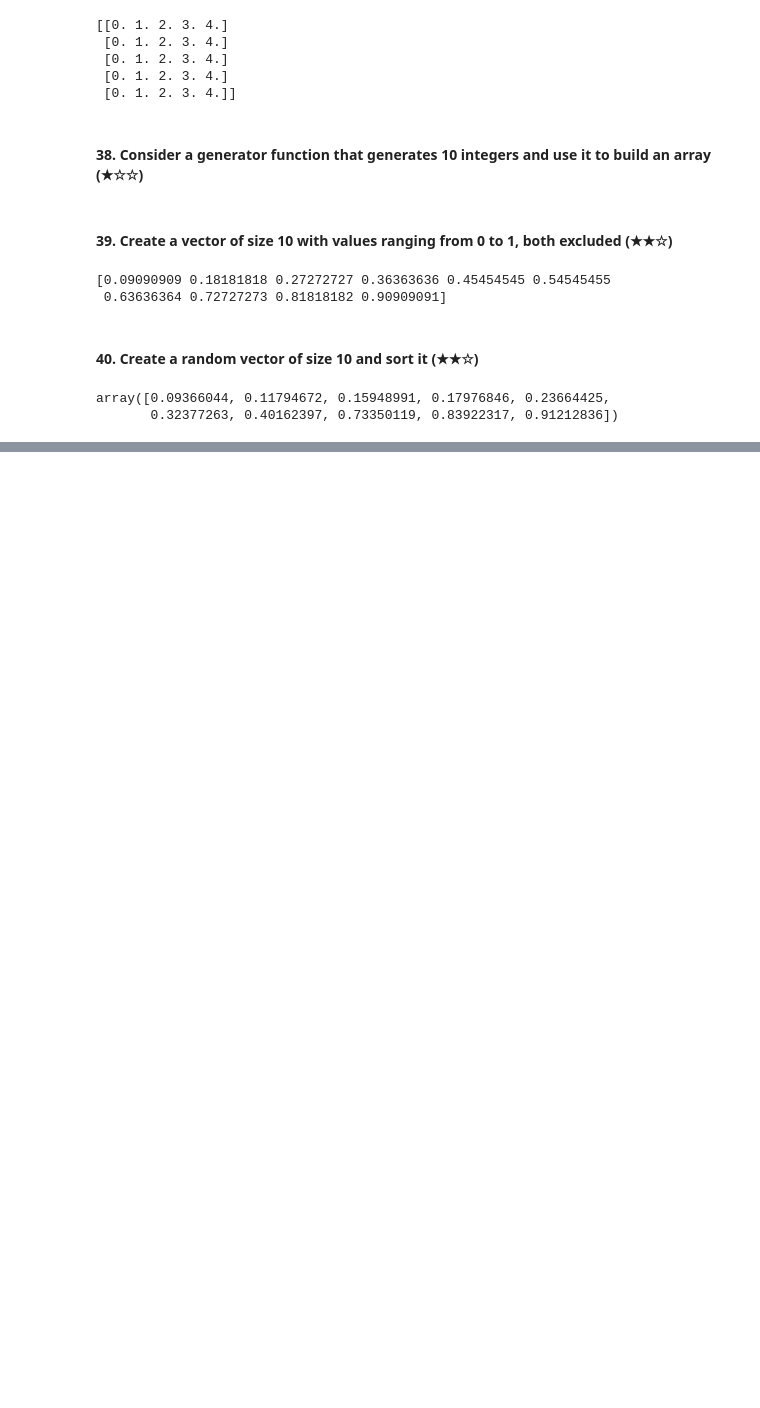
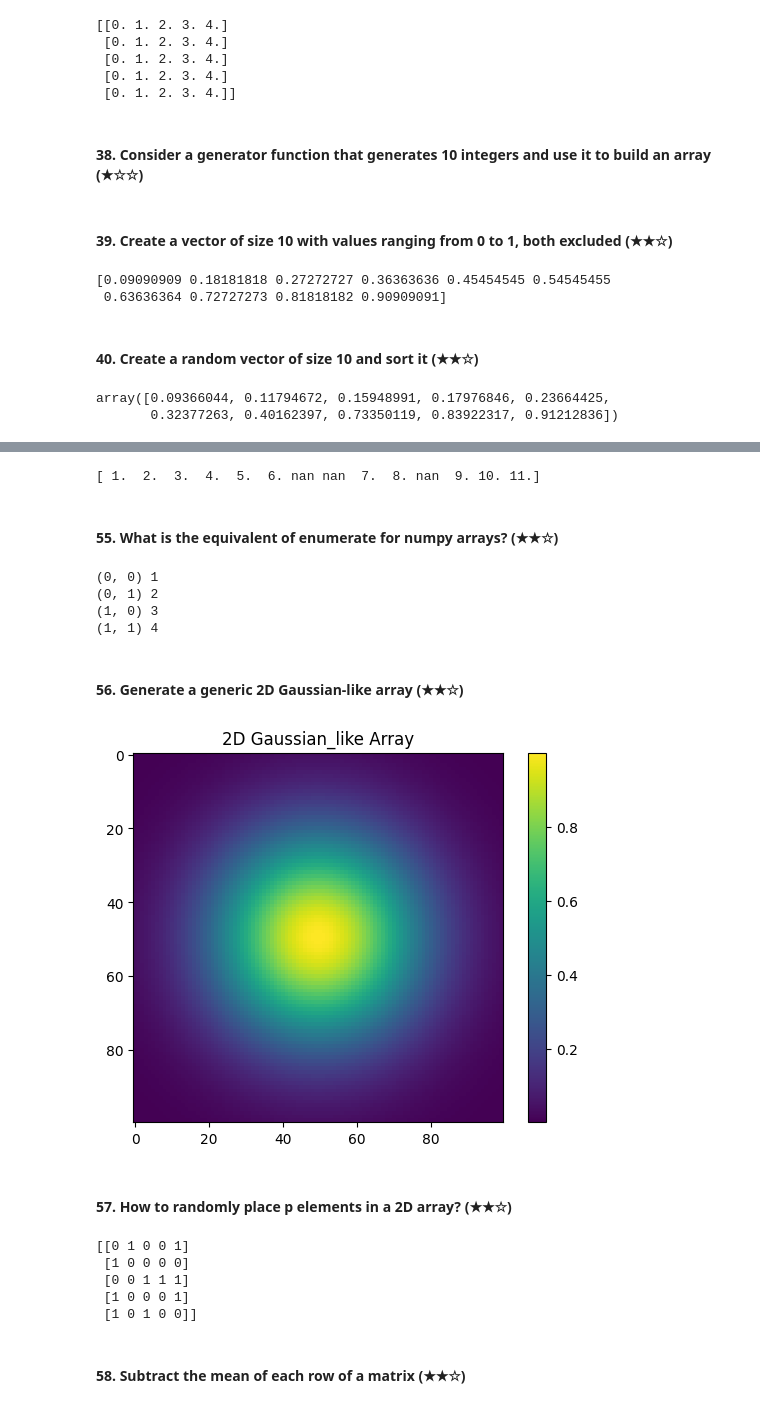
Before and after one commit to Faizaaminu/ML_Assessment, a Jupyter notebook: Numpy/numpy.ipynb, the cells around one changed output, grey strips where cells are left out. Drawn from its saved outputs; the diff is of its cells as text; code cells hidden in the pictures; blank space fills up the shorter version.

```diff
--- a/Numpy/numpy.ipynb
+++ b/Numpy/numpy.ipynb
@@ -535,0 +779,55 @@ array([0.09366044, 0.11794672, 0.15948991, 0.17976846, 0.23664425,
+# %%
+from io import StringIO
+data="""1, 2, 3, 4, 5, 6, , ,7, 8, ,9, 10, 11"""
+
+#Simulate reading a file with missing values
+file=StringIO(data)
+array=np.genfromtxt(file, delimiter=",", filling_values=np.nan)
+print(array)
+# %% [output]
+[ 1.  2.  3.  4.  5.  6. nan nan  7.  8. nan  9. 10. 11.]
+# %% [markdown]
+#### 55. What is the equivalent of enumerate for numpy arrays? (★★☆)
+# %%
+Z= np.array([[1, 2], [3, 4]])
+
+# Use np.ndenumerate to loop with index and value
+for index, value in np.ndenumerate(Z):
+    print(index, value)
+# %% [output]
+(0, 0) 1
+(0, 1) 2
+(1, 0) 3
+(1, 1) 4
+# %% [markdown]
+#### 56. Generate a generic 2D Gaussian-like array (★★☆)
+# %%
+import matplotlib.pyplot as plt
+x, y=np.meshgrid(np.linspace(-1, 1, 100), np.linspace(-1, 1, 100))
+d=np.sqrt(x**2 + y**2)
+sigma, mu=0.4, 0.0
+gaussian=np.exp(-((d- mu)**2 / (2.0 * sigma**2)))
+
+plt.imshow(gaussian, interpolation='nearest', cmap='viridis')
+plt.colorbar()
+plt.title("2D Gaussian_like Array")
+plt.show()
+# %% [output]
+[figure, added]
+# %% [markdown]
+#### 57. How to randomly place p elements in a 2D array? (★★☆)
+# %%
+p=10  #number of elements to place
+array=np.zeros((5,5), dtype=int)
+
+indices=np.random.choice(array.size, p ,replace=False)
+np.put(array, indices, 1)
+print(array)
+# %% [output]
+[[0 1 0 0 1]
+ [1 0 0 0 0]
+ [0 0 1 1 1]
+ [1 0 0 0 1]
+ [1 0 1 0 0]]
+# %% [markdown]
+#### 58. Subtract the mean of each row of a matrix (★★☆)
```
Also changed, not shown: parts of 119 cells of this notebook, 1 other file.
